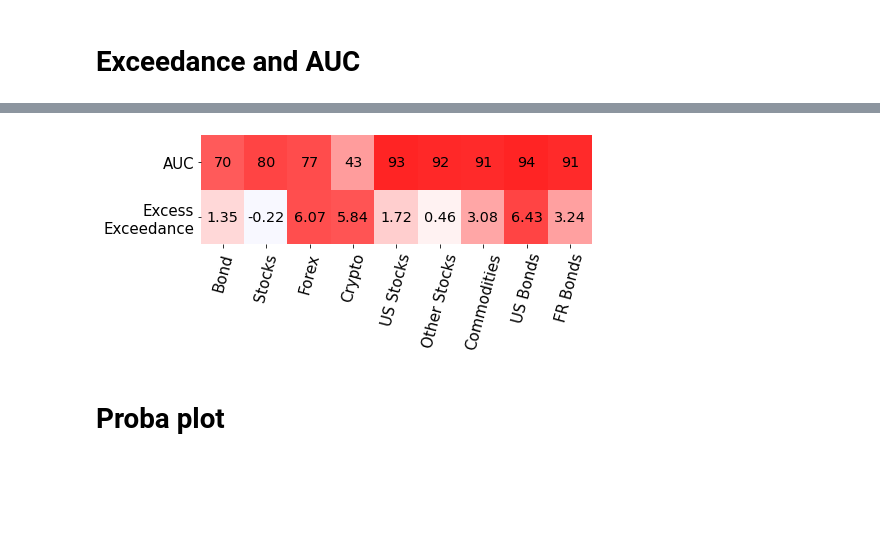
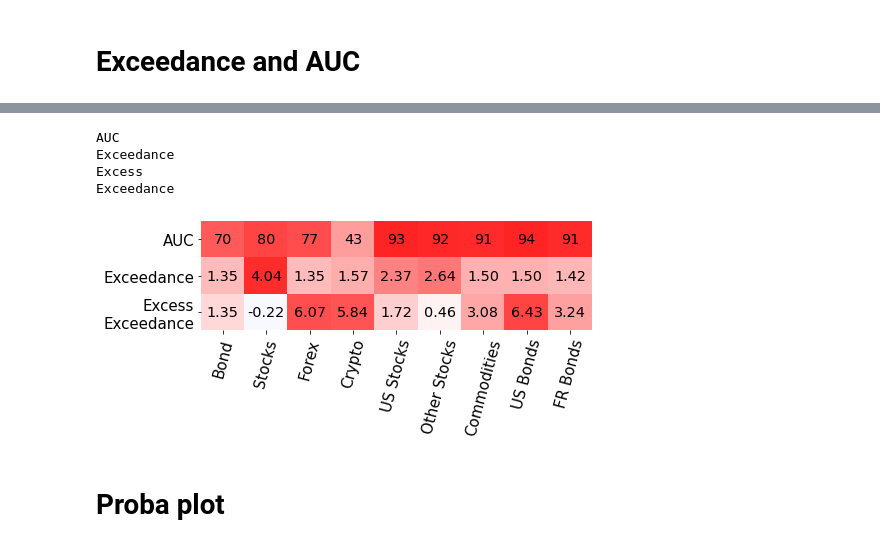
Before and after one commit to QuantLet/EmbeddingPortfolio, a Jupyter notebook: activationProba.ipynb, the cells around one changed output, grey strips where cells are left out. Saved outputs shown, nothing was run; the diff lists cells and outputs as text; code cells hidden in the pictures; blank space fills up the shorter version.

```diff
--- a/activationProba.ipynb
+++ b/activationProba.ipynb
@@ -173,8 +242,10 @@ target2 = (activation2 > 0).astype(int)
 
 perf_ae_dir_1 = "./performance/test_final_models/ae/dataset1_20220322_150317"
 perf_nmf_dir_1 = "./performance/test_final_models/nmf/dataset1_20220322_145318"
+markowitz_dir1 = "final_models/run_7_global_bond_dl_portfolio_20220122_151211"
 perf_ae_dir_2 = "./performance/test_final_models/ae/dataset2_20220323_152418"
 perf_nmf_dir_2 = "./performance/test_final_models/nmf/dataset2_20220322_151938"
+markowitz_dir2 = "final_models/run_6_multiasset_traditional_dl_portfolio_20211206_173539"
 
 garch_dir_1 = "activationProba/output/dataset1/final"
 garch_dir_2 = "activationProba/output/dataset2/final"
@@ -222,0 +296,16 @@ if SAVE:
+# %%
+fig, axs = plt.subplots(1, 2, figsize=(15,5))
+
+temp = pd.concat([train_activation1, activation1])
+labels1 = list(temp.columns)
+axs[0].plot((temp - temp.mean())/temp.std(), alpha=0.6)
+temp = pd.concat([train_activation2, activation2])
+labels2 = list(temp.columns)
+axs[1].plot((temp - temp.mean())/temp.std(), alpha=0.6)
+plt.subplots_adjust(wspace = .1)
+
+if not SAVE:
+    axs[0].legend(labels1)
+    axs[1].legend(labels2)
+if SAVE:
+    plt.savefig(f'{savedir}/lin_activations_ts.png', bbox_inches='tight', transparent=True)
@@ -223,13 +314,20 @@ if SAVE:
 # %% [markdown]
 # Backtest
 # %%
+
+benchmark, _ = load_data(dataset='dataset2')
+benchmark = benchmark.pct_change().dropna()
+benchmark = benchmark * 0.05 / (benchmark.std() * np.sqrt(252))
+
 ann_perf1, port_weights1, leverage1, stats1 = load_all_backtest_result(perf_ae_dir_1,
                                                                        perf_nmf_dir_1,
-                                                                       "dataset1")
+                                                                       "dataset1",
+                                                                       markowitz_dir1)
 dates1 = ann_perf1.index
 ann_perf2, port_weights2, leverage2, stats2 = load_all_backtest_result(perf_ae_dir_2,
                                                                        perf_nmf_dir_2,
-                                                                       "dataset2")
+                                                                       "dataset2",
+                                                                      markowitz_dir2)
 dates2 = ann_perf2.index
 # %% [output]
 Formatting table
@@ -574,3 +692,9 @@ exceedance = pd.concat([exceedance1, exceedance2], 1) * 100
 excess = exceedance.diff().dropna().droplevel(0,1).astype(float)
 excess = excess.T
 excess.columns = ["Excess\nExceedance"]
+
+exceedance = pd.concat([exceedance1.loc["true"], exceedance2.loc["true"]]).droplevel(0,0)
+exceedance = pd.DataFrame(exceedance).astype(float) * 100
+exceedance.columns = ["Exceedance"]
+stats = pd.concat([roc_auc, exceedance, excess], 1)
+stats.head()
@@ -577,33 +708,37 @@ excess.columns = ["Excess\nExceedance"]
 # %%
-stats = pd.concat([roc_auc, excess], 1)
 fig, axs = plt.subplots(len(stats.columns), 1, sharex = True, figsize = (7,2))
 for i, stat in enumerate(list(stats.columns)):
+    print(stat)
     temp=stats[[stat]].T
     if stat == "AUC":
         fmt = ".0f"
     else:
         fmt = ".2f"
     sns.heatmap(temp,
                 cmap='bwr',
                 center=0,
                 vmin=min(temp.values.reshape(-1))- np.std(temp.values.reshape(-1)),
                 vmax=max(temp.values.reshape(-1)) + np.std(temp.values.reshape(-1)),
                 annot=True,
                 fmt=fmt,
                 annot_kws={'color': 'black', 'size': 'x-large', 'ha': 'center'},
                 cbar=False,
                 ax=axs[i])
     axs[i].tick_params(axis='y', labelrotation = 0, labelsize=15)
     axs[i].tick_params(axis='x', labelrotation = 75,  labelsize=15)
 
 axs[i].set_xticklabels(["Bond", "Stocks", "Forex", "Crypto", "US Stocks",
                          "Other Stocks", "Commodities", "US Bonds", "FR Bonds"])
 plt.subplots_adjust(hspace = .000)
 
 if SAVE:
     plt.savefig(f'{savedir}/auc_exceedance.png', bbox_inches='tight', transparent=True)
 # %% [output]
+AUC
+Exceedance
+Excess
+Exceedance
-[figure, old version]
+[figure, new version]
 # %% [markdown]
 # Proba plot
 # %% [markdown]
```
Also changed, not shown: parts of 14 cells of this notebook.
